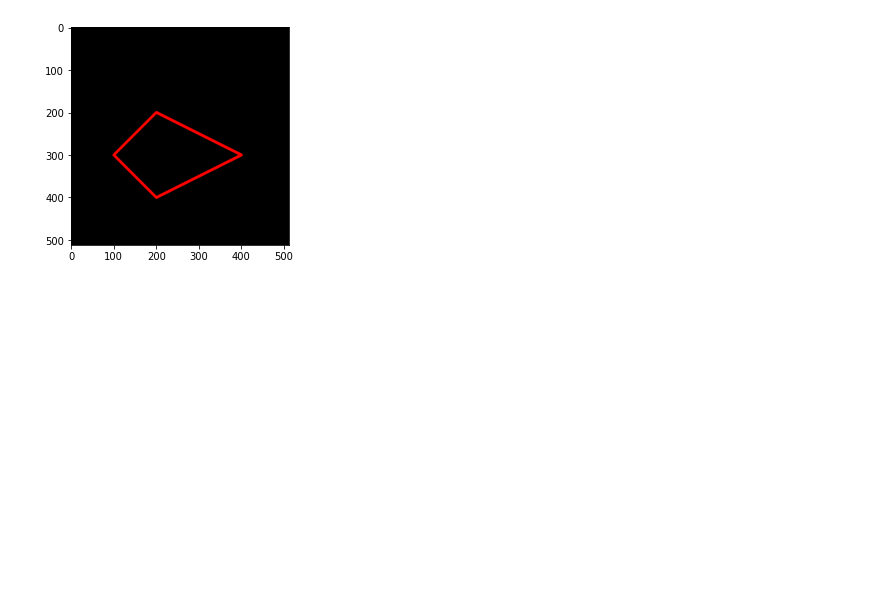
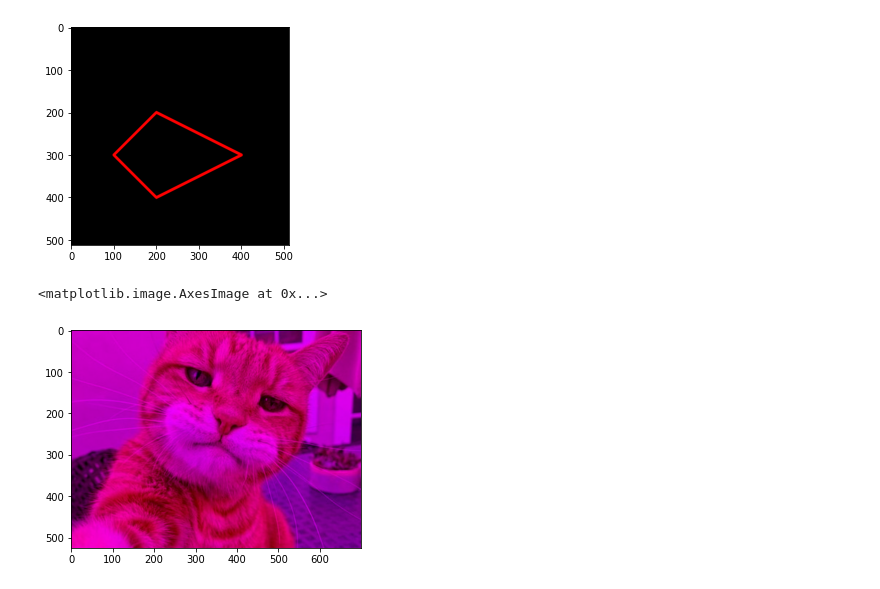
Before and after one commit to HilmyMhiii/PCVK_Genap_2023, a Jupyter notebook: Week2.ipynb, the cells around one changed output. Saved outputs shown, nothing was run; the diff lists cells and outputs as text; code cells hidden in the pictures; blank space fills up the shorter version.

```diff
--- a/Week2.ipynb
+++ b/Week2.ipynb
@@ -132,3 +132,18 @@ plt.imshow(black_img2)
 # %% [output]
 <matplotlib.image.AxesImage at 0x...>
 [figure]
+# %%
+# Load gambar
+img = cv.imread('/content/drive/MyDrive/PCVK/kucing oren.jpg')
+# Konversi gambar dari BGR ke RGB
+img2 = cv.cvtColor(img, cv.COLOR_BGR2RGB)
+# Buat variable RGB untuk dilakukan split warna pada gambar
+R,G,B = cv.split(img2)
+# Method zeros digunakan untuk membuat array kosong
+zeros = np.zeros(img2.shape[:2], dtype="uint8")
+# Tampilkan warna merah hijau
+red_blue = cv.merge([R,zeros,B])
+plt.imshow(red_blue)
+# %% [output]
+<matplotlib.image.AxesImage at 0x...>
+[figure, added]
```
Also changed, not shown: parts of 10 cells of this notebook.
